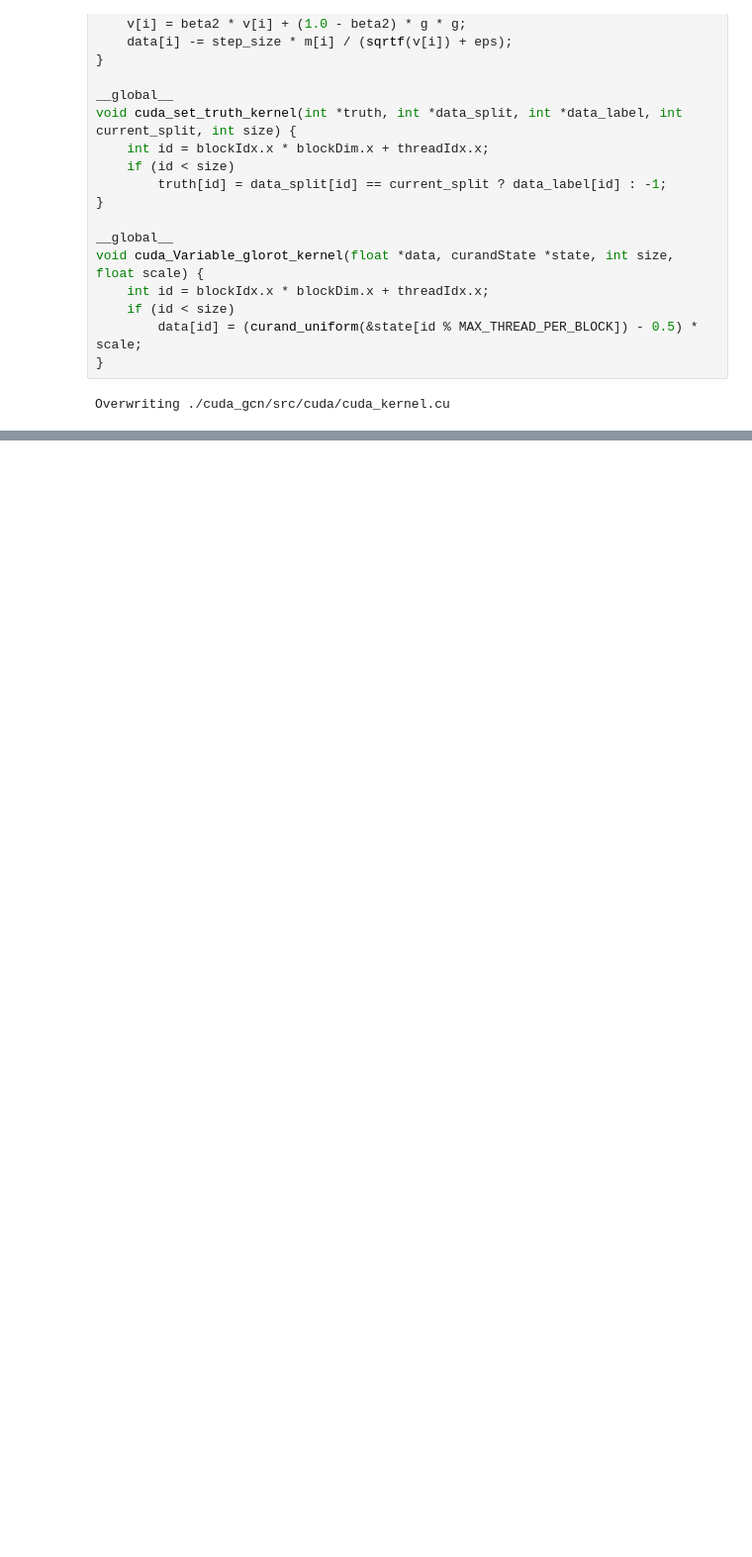
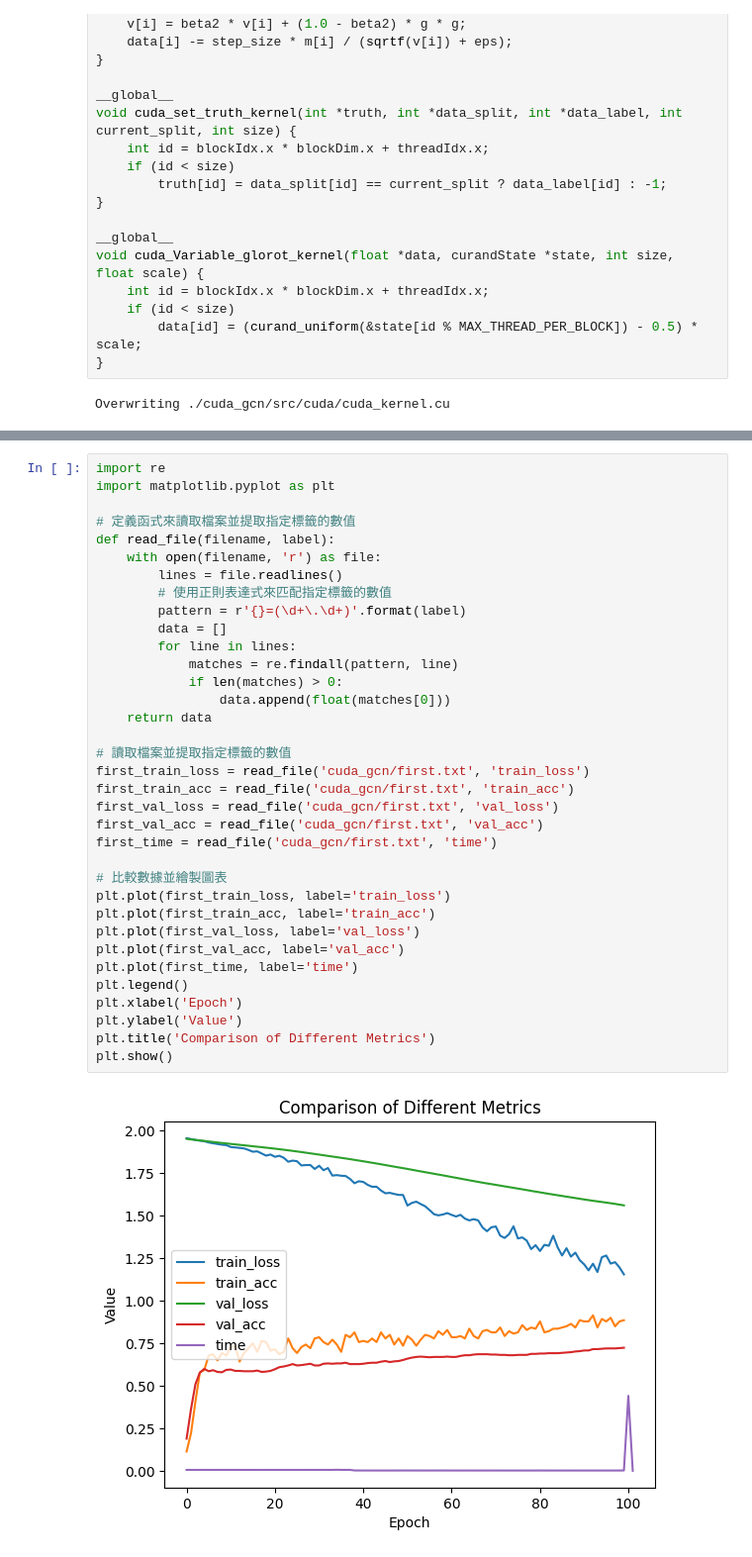
Before and after one commit to CHIN-HUA/gcn_colab, a Jupyter notebook: Copy_of_Parallelization_of_Graph_Convolutional_Network.ipynb, the cells around one changed output, grey strips where cells are left out. Shown: that part at 99% size. Drawn from its saved outputs; the diff is of its cells as text; blank space fills up the shorter version.

```diff
--- a/Copy_of_Parallelization_of_Graph_Convolutional_Network.ipynb
+++ b/Copy_of_Parallelization_of_Graph_Convolutional_Network.ipynb
@@ -1224,0 +1562,37 @@ test_loss=1.53785 test_acc=0.74800 time=0.00116
+# %%
+import re
+import matplotlib.pyplot as plt
+
+# 定義函式來讀取檔案並提取指定標籤的數值
+def read_file(filename, label):
+    with open(filename, 'r') as file:
+        lines = file.readlines()
+        # 使用正則表達式來匹配指定標籤的數值
+        pattern = r'{}=(\d+\.\d+)'.format(label)
+        data = []
+        for line in lines:
+            matches = re.findall(pattern, line)
+            if len(matches) > 0:
+                data.append(float(matches[0]))
+    return data
+
+# 讀取檔案並提取指定標籤的數值
+first_train_loss = read_file('cuda_gcn/first.txt', 'train_loss')
+first_train_acc = read_file('cuda_gcn/first.txt', 'train_acc')
+first_val_loss = read_file('cuda_gcn/first.txt', 'val_loss')
+first_val_acc = read_file('cuda_gcn/first.txt', 'val_acc')
+first_time = read_file('cuda_gcn/first.txt', 'time')
+
+# 比較數據並繪製圖表
+plt.plot(first_train_loss, label='train_loss')
+plt.plot(first_train_acc, label='train_acc')
+plt.plot(first_val_loss, label='val_loss')
+plt.plot(first_val_acc, label='val_acc')
+plt.plot(first_time, label='time')
+plt.legend()
+plt.xlabel('Epoch')
+plt.ylabel('Value')
+plt.title('Comparison of Different Metrics')
+plt.show()
+# %% [output]
+[figure, added]
```
Also changed, not shown: parts of 9 cells of this notebook.
